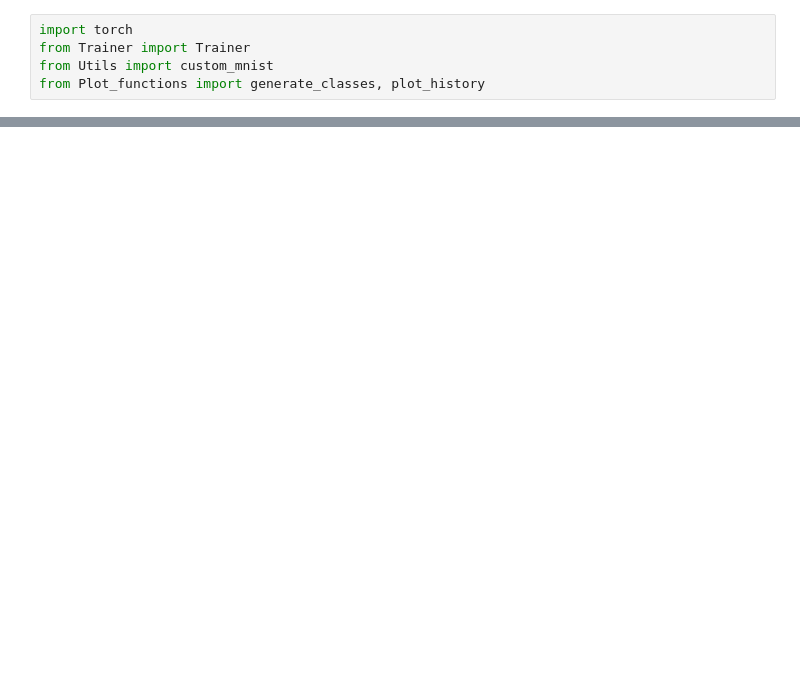
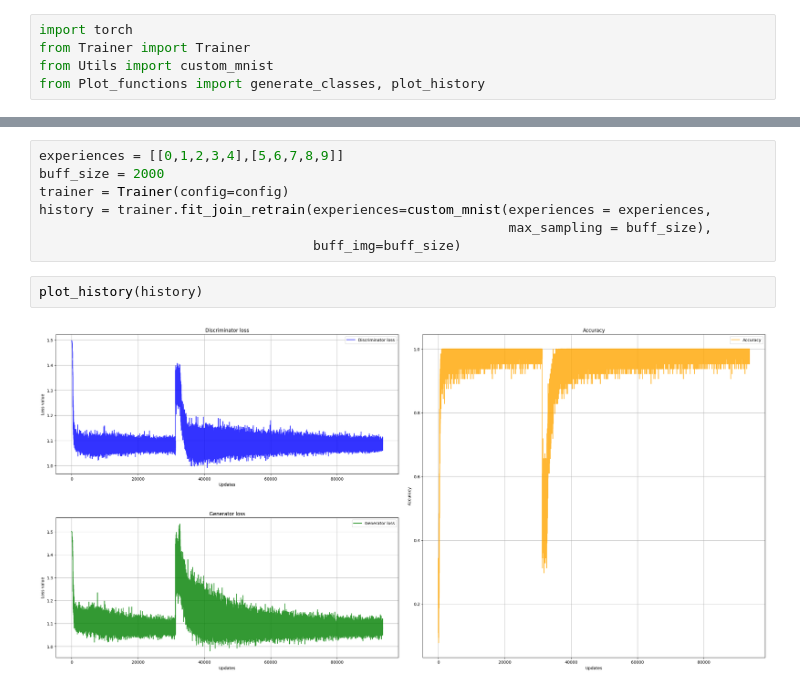
Before and after one commit to jacons/MeRGAN-V2, a Jupyter notebook: notebooks/Join_retrain.ipynb, the cells around one changed output, grey strips where cells are left out. Saved outputs shown, nothing was run; the diff lists cells and outputs as text; blank space fills up the shorter version.

```diff
--- a/notebooks/Join_retrain.ipynb
+++ b/notebooks/Join_retrain.ipynb
@@ -22,0 +64,11 @@ history = trainer.fit_join_retrain(experiences=custom_mnist(experiences = experi
+# %%
+experiences = [[0,1,2,3,4],[5,6,7,8,9]]
+buff_size = 2000
+trainer = Trainer(config=config)
+history = trainer.fit_join_retrain(experiences=custom_mnist(experiences = experiences,
+                                                            max_sampling = buff_size),
+                                   buff_img=buff_size)
+# %%
+plot_history(history)
+# %% [output]
+[figure, added]
```
Also changed, not shown: parts of 28 cells of this notebook, 3 other files.
